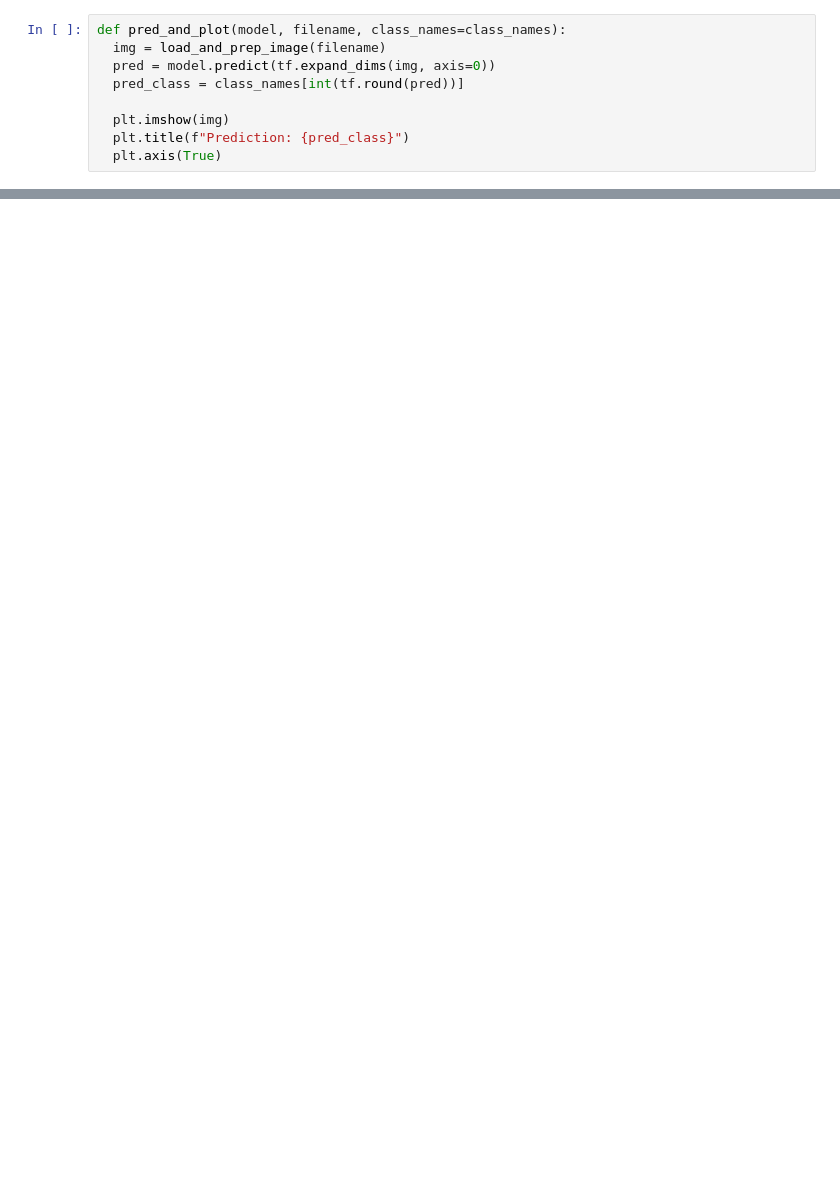
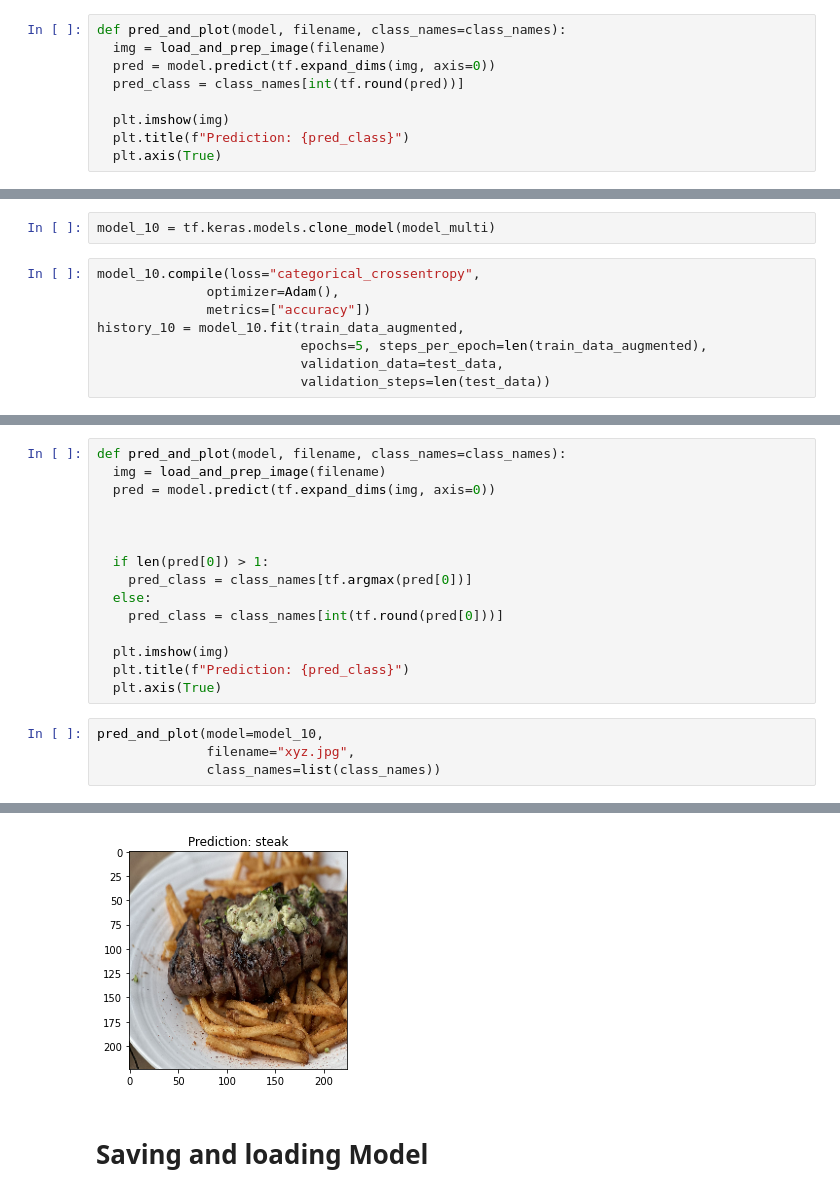
Before and after one commit to astro-wizard/tensorflow, a Jupyter notebook: introtoCNN.ipynb, the cells around one changed output, grey strips where cells are left out. Saved outputs shown, nothing was run; the diff lists cells and outputs as text; blank space fills up the shorter version.

```diff
--- a/introtoCNN.ipynb
+++ b/introtoCNN.ipynb
@@ -858,0 +994,10 @@ pred_and_plot(model_6, "xyz1.jpg")
+# %%
+model_10 = tf.keras.models.clone_model(model_multi)
+# %%
+model_10.compile(loss="categorical_crossentropy",
+              optimizer=Adam(),
+              metrics=["accuracy"])
+history_10 = model_10.fit(train_data_augmented,
+                          epochs=5, steps_per_epoch=len(train_data_augmented),
+                          validation_data=test_data,
+                          validation_steps=len(test_data))
@@ -858,0 +1015,20 @@ pred_and_plot(model_6, "xyz1.jpg")
+# %%
+def pred_and_plot(model, filename, class_names=class_names):
+  img = load_and_prep_image(filename)
+  pred = model.predict(tf.expand_dims(img, axis=0))
+
+
+
+  if len(pred[0]) > 1:
+    pred_class = class_names[tf.argmax(pred[0])]
+  else:
+    pred_class = class_names[int(tf.round(pred[0]))]
+
+  plt.imshow(img)
+  plt.title(f"Prediction: {pred_class}")
+  plt.axis(True)
+# %%
+pred_and_plot(model=model_10,
+              filename="xyz.jpg",
+              class_names=list(class_names))
+# %% [output]
@@ -858,0 +1036,3 @@ pred_and_plot(model_6, "xyz1.jpg")
+[figure, added]
+# %% [markdown]
+# Saving and loading Model
```
Also changed, not shown: parts of 22 cells of this notebook.
